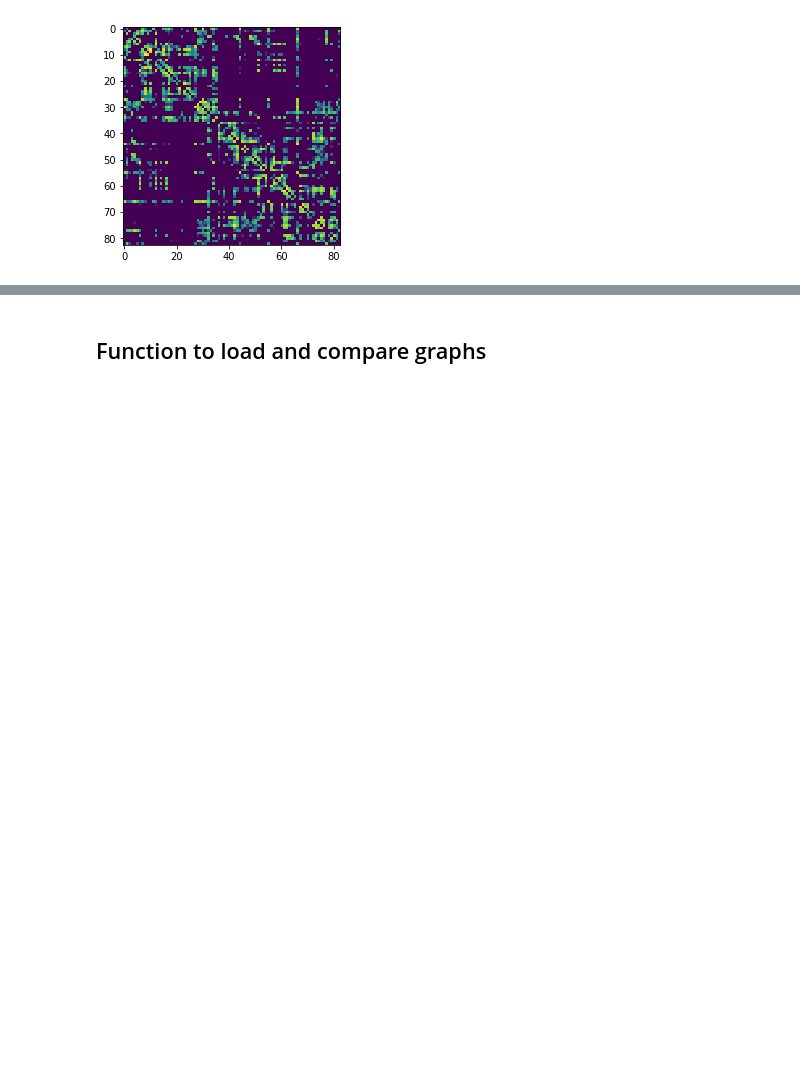
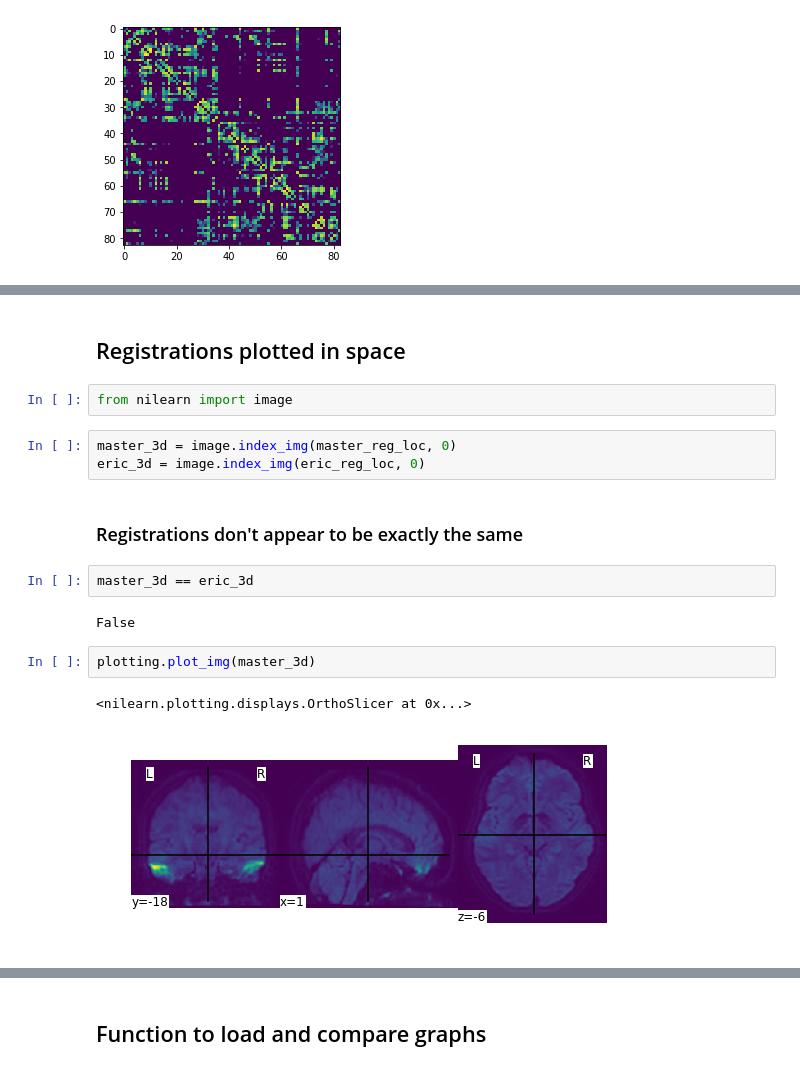
Before and after one commit to neurodata/aloftus, a Jupyter notebook: pr-diff.ipynb, the cells around one changed output, grey strips where cells are left out. Saved outputs shown, nothing was run; the diff lists cells and outputs as text; blank space fills up the shorter version.

```diff
--- a/pr-diff.ipynb
+++ b/pr-diff.ipynb
@@ -217,0 +278,18 @@ plt.imshow(np.log10(master_mat + 1));
+# %% [markdown]
+## Registrations plotted in space
+# %%
+from nilearn import image
+# %%
+master_3d = image.index_img(master_reg_loc, 0)
+eric_3d = image.index_img(eric_reg_loc, 0)
+# %% [markdown]
+### Registrations don't appear to be exactly the same
+# %%
+master_3d == eric_3d
+# %% [output]
+False
+# %%
+plotting.plot_img(master_3d)
+# %% [output]
+<nilearn.plotting.displays.OrthoSlicer at 0x...>
+[figure, added]
```
Also changed, not shown: parts of 21 cells of this notebook.
